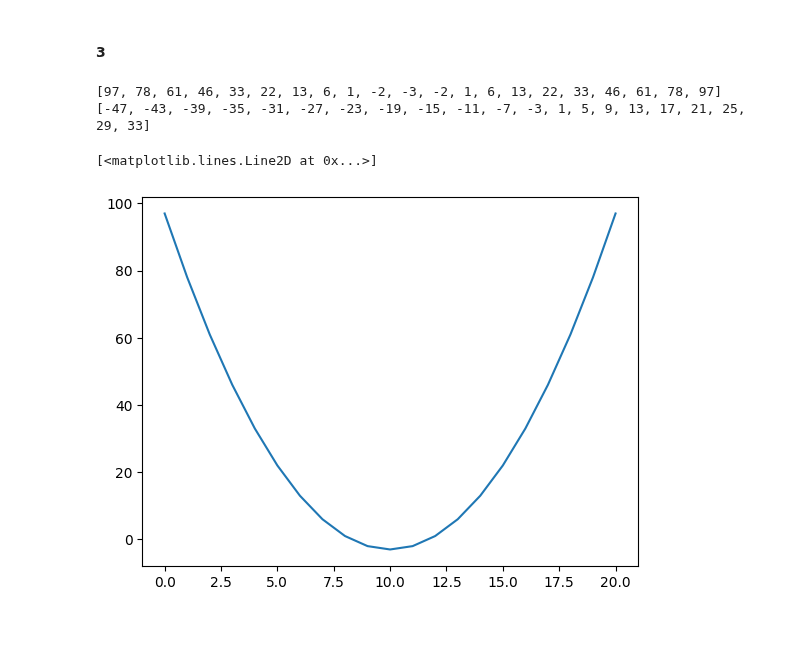
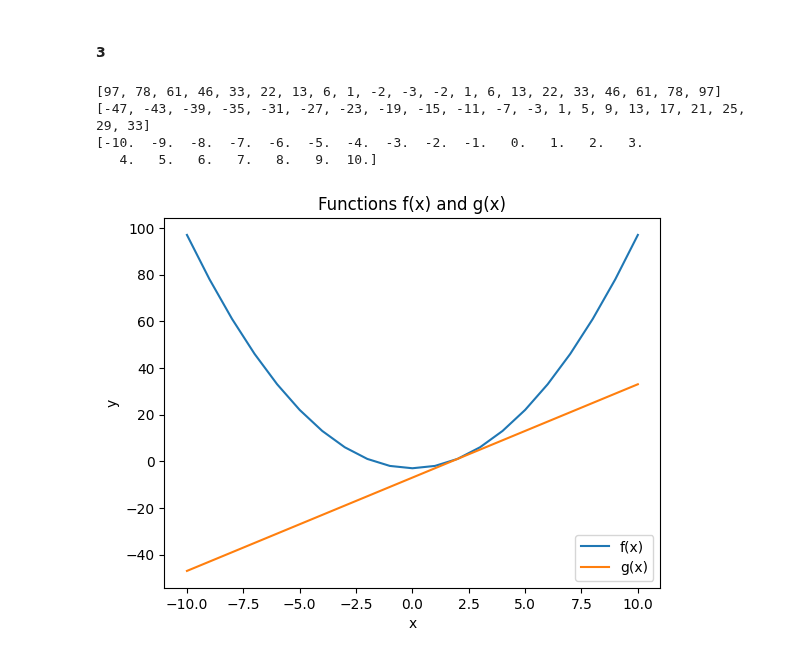
Before and after one commit to DorotaBjoorn/Python-Dorota-Bjoorn, a Jupyter notebook: Excercises/EX06_functions.ipynb, the cells around one changed output. Saved outputs shown, nothing was run; the diff lists cells and outputs as text; code cells hidden in the pictures; blank space fills up the shorter version.

```diff
--- a/Excercises/EX06_functions.ipynb
+++ b/Excercises/EX06_functions.ipynb
@@ -83,28 +83,38 @@ Distance between [0, 0] and [[10, 3], [-1, -9], [10, -10], [4, -2], [9, -10]] is
 #### 3
 # %%
 import matplotlib.pyplot as plt
+import numpy as np
 
 def f():
     f_values = []
-    for x in range (-10, 11):
+    for x in range (-10,11):
         f = x**2 - 3
         f_values.append(f)
     return(f_values)
 
 def g():
     g_values = []
-    for x in range (-10, 11):
+    for x in range (-10,11):
         g = 4*x - 7
         g_values.append(g)
     return(g_values)
 
-# GENERERA X LISTA MHA NUMPY
+x = np.linspace(-10,10,21) # generates evenly distibuted numbers from -10(start), to 10(stop), 21 numbers to be generated
 
-print(f(), g())
+print(f())
+print(g())
+print(x)
 
-#PLOTTA F O G I SAMMA PLOTT - HUR?
-plt.plot(f())
+plt.plot(x,f(), label="f(x)"); # ; muts so this line is not printed
+plt.plot(x,g(), label="g(x)");
+
+plt.xlabel("x")
+plt.ylabel("y")
+plt.title("Functions f(x) and g(x)")
+plt.legend();
 # %% [output]
-[97, 78, 61, 46, 33, 22, 13, 6, 1, -2, -3, -2, 1, 6, 13, 22, 33, 46, 61, 78, 97] [-47, -43, -39, -35, -31, -27, -23, -19, -15, -11, -7, -3, 1, 5, 9, 13, 17, 21, 25, 29, 33]
+[97, 78, 61, 46, 33, 22, 13, 6, 1, -2, -3, -2, 1, 6, 13, 22, 33, 46, 61, 78, 97]
+[-47, -43, -39, -35, -31, -27, -23, -19, -15, -11, -7, -3, 1, 5, 9, 13, 17, 21, 25, 29, 33]
+[-10.  -9.  -8.  -7.  -6.  -5.  -4.  -3.  -2.  -1.   0.   1.   2.   3.
+   4.   5.   6.   7.   8.   9.  10.]
-[<matplotlib.lines.Line2D at 0x...>]
-[figure, old version]
+[figure, new version]
```
